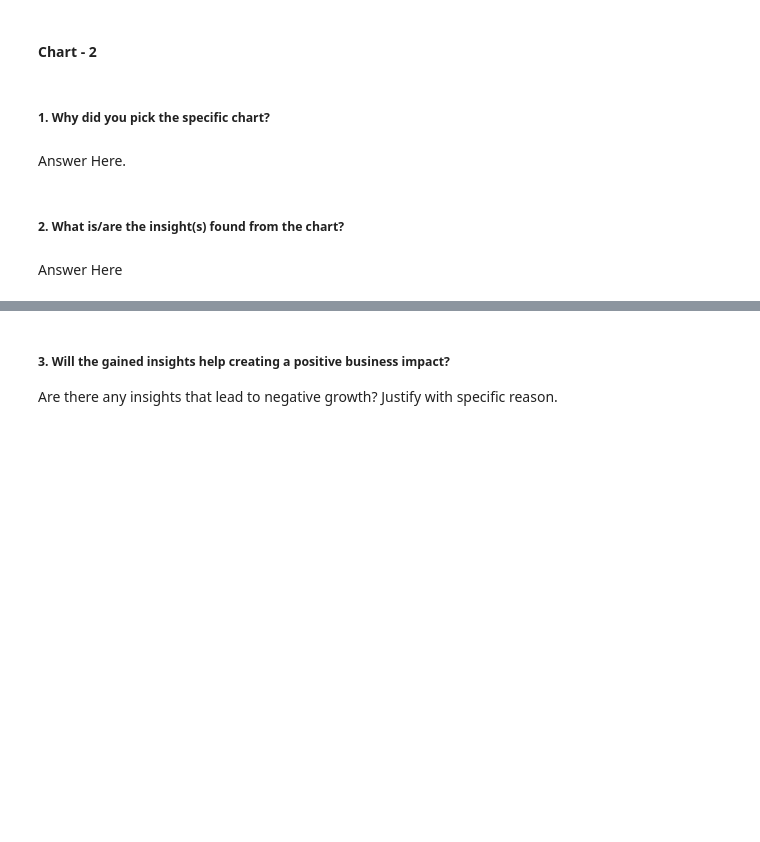
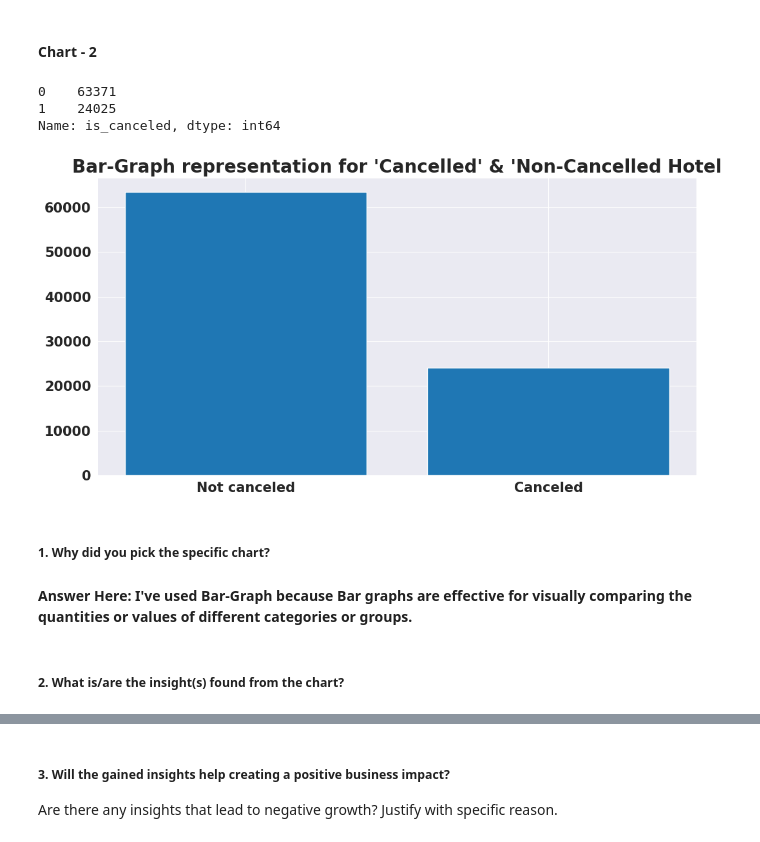
Before and after one commit to AkashRanjan23/HotelBooking_Analysis, a Jupyter notebook: Hotel_Booking_Analysis_EDA_Submission_Template.ipynb, the cells around one changed output, grey strips where cells are left out. Drawn from its saved outputs; the diff is of its cells as text; code cells hidden in the pictures; blank space fills up the shorter version.

```diff
--- a/Hotel_Booking_Analysis_EDA_Submission_Template.ipynb
+++ b/Hotel_Booking_Analysis_EDA_Submission_Template.ipynb
@@ -546,8 +544,18 @@ Are there any insights that lead to negative growth? Justify with specific reaso
+# %%
+# Chart - 2 visualization code: Bar-Graph representation for 'Cancelled' & 'Non-Cancelled Hotel.
+print(hotel_data['is_canceled'].value_counts())
+plt.figure(figsize=(12,6))
+plt.bar(['Not canceled','Canceled'],hotel_data['is_canceled'].value_counts())
+plt.title("Bar-Graph representation for 'Cancelled' & 'Non-Cancelled Hotel",fontsize=20)
+plt.show()
+# %% [output]
+0    63371
+1    24025
+Name: is_canceled, dtype: int64
+[figure, added]
 # %% [markdown]
 ##### 1. Why did you pick the specific chart?
-# %% [markdown]
-Answer Here.
+# %% [markdown]
+**Answer Here: I've used Bar-Graph because Bar graphs are effective for visually comparing the quantities or values of different categories or groups.**
 # %% [markdown]
 ##### 2. What is/are the insight(s) found from the chart?
-# %% [markdown]
-Answer Here
```
Also changed, not shown: parts of 12 cells of this notebook.
